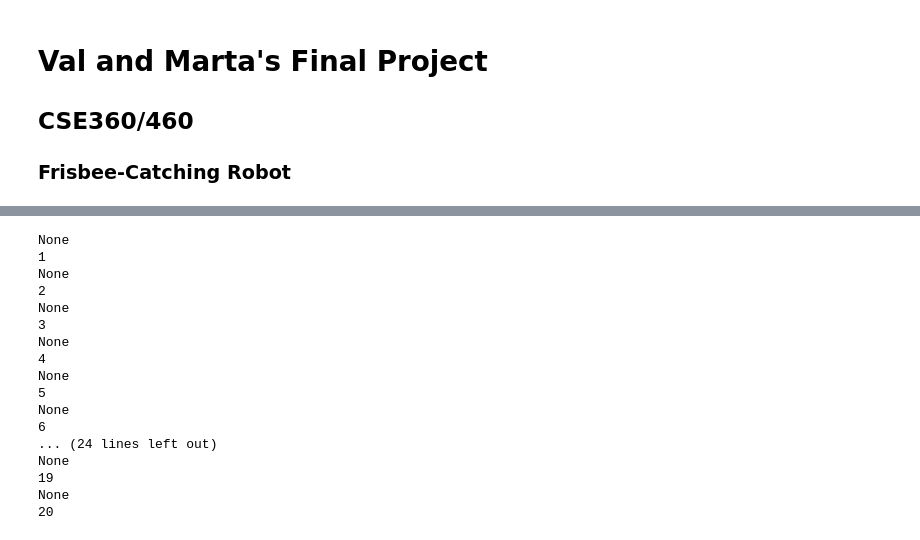
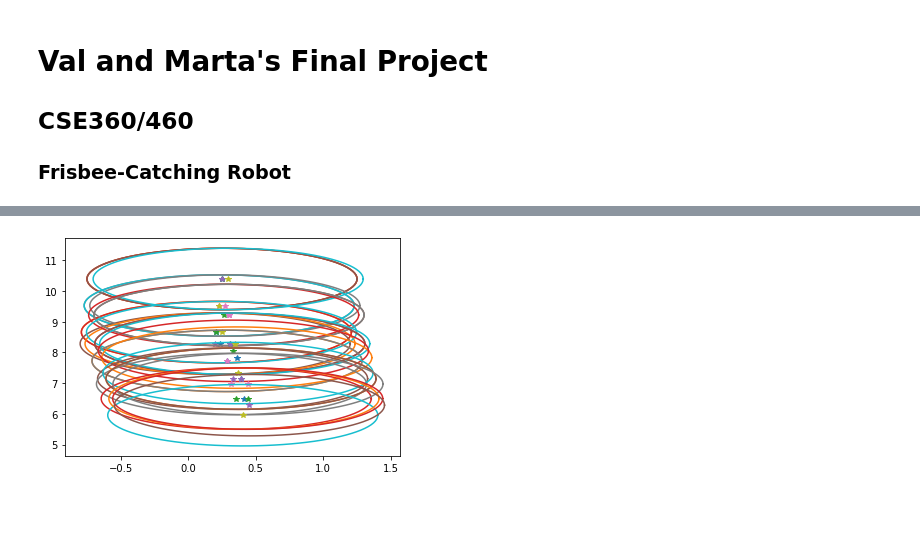
Before and after one commit to notmarta/CSE360, a Jupyter notebook: final_project.ipynb, the cells around one changed output, grey strips where cells are left out. Cells and saved outputs as stored; diff of their text form; code cells hidden in the pictures; blank space fills up the shorter version.

Commit message:
made ball work. now to move robot based on image

```diff
--- a/final_project.ipynb
+++ b/final_project.ipynb
@@ -107,6 +105,7 @@ from random import * # for random numbers
 vrep.simxFinish(-1)
 clientID = sim.simxStart('127.0.0.1', 19999, True, True, 5000, 5)  # Connect to CoppeliaSim
 
+r = robot('Quadricopter_target')
 # Move the frisbee
 disc = robot('Sphere')
 
@@ -145,16 +144,44 @@ for t in time_steps:
     tx, ty, tz = a0x + a1x * t + a2x * t**2 + a3x * t**3, a0y + a1y * t + a2y * t**2 + a3y * t**3, a0z + a1z * t + a2z * t**2 + a3z * t**3
     disc.set_position([tx, ty, tz])
     disp(t)
-    if s%10 == 0 :
+    if s%2 == 0 :
         err, resolution, image = vrep.simxGetVisionSensorImage(clientID, v1, 0, vrep.simx_opmode_buffer)
         orientation = vrep.simxGetObjectOrientation(clientID, v1, -1, vrep.simx_opmode_blocking)[1][1]
         orientations.append(orientation)
         if err == vrep.simx_return_ok:
-            print ("image %d OK!!!")
+            print ("image OK!!!")
             img = np.array(image,dtype=np.uint8)
             img.resize([resolution[1],resolution[0],3])
             images.append(img)
             imshow(img)
+        gray = cv2.cvtColor(img, cv2.COLOR_BGR2GRAY)
+        gray = cv2.medianBlur(gray,5)
+        circles = cv2.HoughCircles(gray, cv2.HOUGH_GRADIENT, 1, 20, param1=30,param2=15,minRadius=0,maxRadius=0)
+        center = (circle[0], circle[1])  # In pixels
+        radius = circle[2]  # In pixels
+        # Plot center
+        u0, v0 = 132, 132
+        k = radius / (0.5 / 2)  # Pixels per meters (radius in pixels / radius in  meters)
+        fov = 60  # degrees
+
+        # number of pixels in x-axis
+        npx = 264
+
+        # maximum value in the x-axis (in meters)
+        xmax = npx / (2.* k)
+
+        # Distance to the center of the sphere (z-axis coordinate)
+        zc = xmax / tan(pi/6)
+
+        # Location of the sphere in the x-axis coordinate
+        xc = ((center[0] - u0) / k)
+
+        if xc > 0.1:
+            r.send_motor_velocities([4,0,0])
+        elif xc < -0.1:
+            r.send_motor_velocities([-4,0,0])
+
     time.sleep(0.1)
     s = s + 1
+imshow(images[0])
 # %% [output]
@@ -187,60 +213,39 @@ for img in images:
     gray = cv2.medianBlur(gray,5)
     circles = cv2.HoughCircles(gray, cv2.HOUGH_GRADIENT, 1, 20, param1=30,param2=15,minRadius=0,maxRadius=0)
     circles_array.append(circles)
-    disp(circles)
 
-    disp(len(circles_array))
 i = -1
 for circles in circles_array:
     i = i + 1
     # for every circle we find it in our pov and plot it
     if circles is not None:
         for circle in circles[0, :]:
             center = (circle[0], circle[1])  # In pixels
             radius = circle[2]  # In pixels
-            disp(radius)
             # Plot center
             u0, v0 = 132, 132
-            k = radius / (1.5 / 2)  # Pixels per meters (radius in pixels / radius in  meters)
+            k = radius / (0.5 / 2)  # Pixels per meters (radius in pixels / radius in  meters)
             fov = 60  # degrees
 
             # number of pixels in x-axis
             npx = 264
 
             # maximum value in the x-axis (in meters)
             xmax = npx / (2.* k)
 
             # Distance to the center of the sphere (z-axis coordinate)
             zc = xmax / tan(pi/6)
 
             # Location of the sphere in the x-axis coordinate
             xc = ((center[0] - u0) / k)
 
             plot(xc, zc, '*')
 
             # plot the transformed circles
             s = linspace(0,2*pi,100)
             cx = cos(s) + xc
             cy = sin(s) + zc
             plot(cx, cy)
             new_centers.append([xc, zc])
-            plt.axis((-10,10,-10,10))
-            plt.grid()
 # %% [output]
-None
-1
-None
-2
-None
-3
-None
-4
-None
-5
-None
-6
-... (24 lines left out)
-None
-19
-None
-20
+[figure, added]
```
Also changed, not shown: parts of 2 cells of this notebook, 2 other files.
